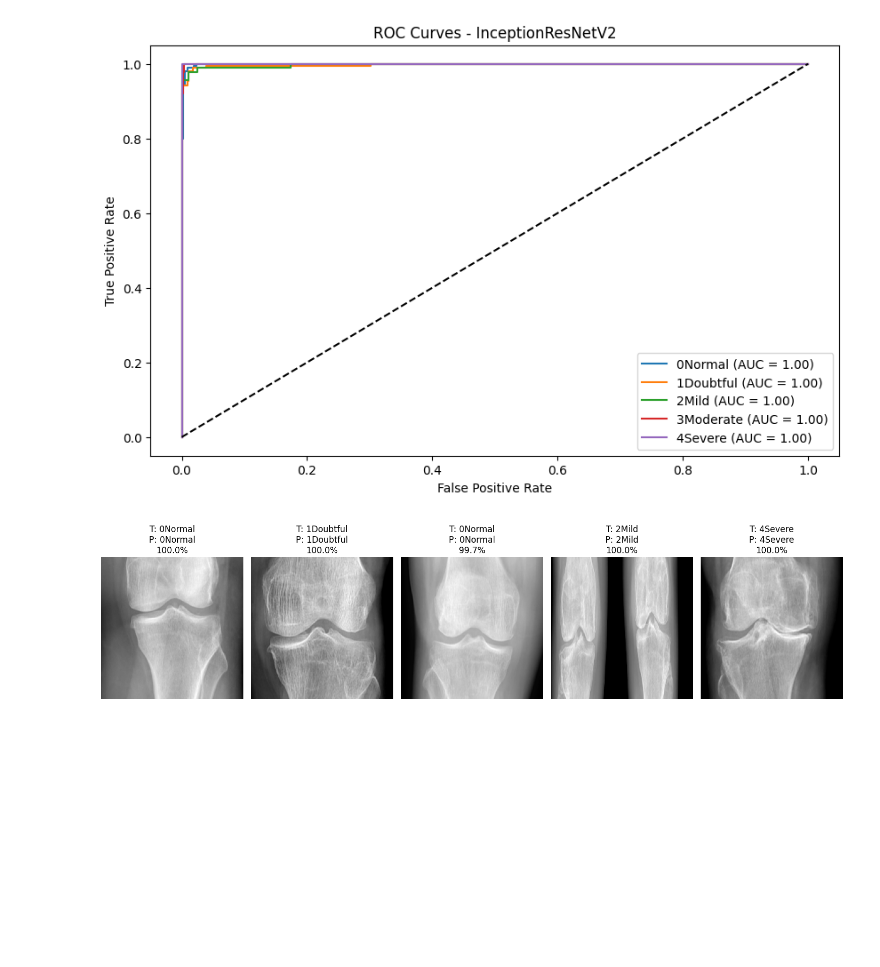
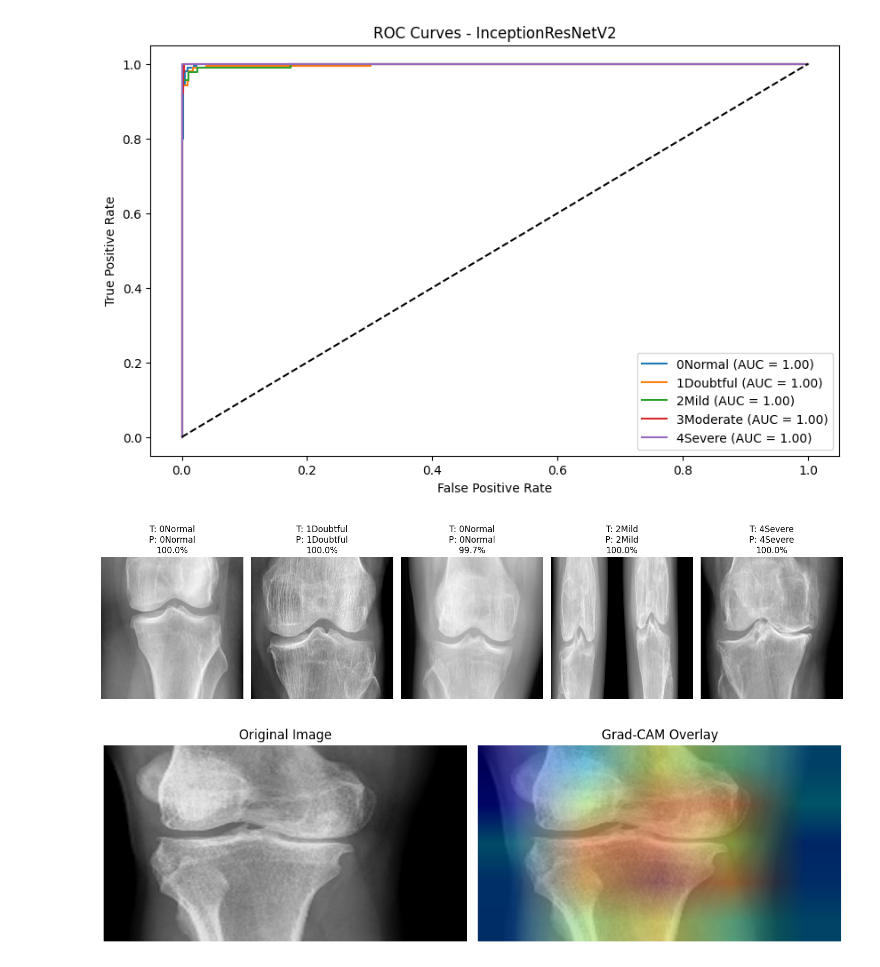
Before and after one commit to Sarvani-5/KneeOA_DL, a Jupyter notebook: InceptionResnetV2.ipynb, the cells around one changed output. Saved outputs shown, nothing was run; the diff lists cells and outputs as text; code cells hidden in the pictures; blank space fills up the shorter version.

```diff
--- a/InceptionResnetV2.ipynb
+++ b/InceptionResnetV2.ipynb
@@ -540,0 +584,83 @@ InceptionResNetV2 Accuracy: 0.9788
+# %%
+import numpy as np
+import tensorflow as tf
+import matplotlib.pyplot as plt
+import cv2
+from tensorflow.keras.models import load_model, Model
+from tensorflow.keras.preprocessing.image import load_img, img_to_array
+from tensorflow.keras.applications.inception_resnet_v2 import preprocess_input
+
+def preprocess_image(image_path, target_size=(224, 224)):
+    img = load_img(image_path, target_size=target_size)
+    img_array = img_to_array(img)
+    img_array = np.expand_dims(img_array, axis=0)
+    img_array = preprocess_input(img_array)
+    return img_array
+
+def make_gradcam_heatmap(img_array, model, last_conv_layer_name, pred_index=None):
+    grad_model = Model(
+        inputs=model.inputs,
+        outputs=[model.get_layer(last_conv_layer_name).output, model.output]
+    )
+    with tf.GradientTape() as tape:
+        conv_output, predictions = grad_model(img_array)
+        if pred_index is None:
+            pred_index = tf.argmax(predictions[0])
+        class_channel = predictions[:, pred_index]
+    grads = tape.gradient(class_channel, conv_output)
+    pooled_grads = tf.reduce_mean(grads, axis=(0, 1, 2))
+    conv_output = conv_output[0]
+    heatmap = conv_output @ pooled_grads[..., tf.newaxis]
+    heatmap = tf.squeeze(heatmap)
+    heatmap = tf.maximum(heatmap, 0) / tf.math.reduce_max(heatmap)
+    return heatmap.numpy()
+
+def save_and_display_gradcam(image_path, heatmap, cam_path="cam.jpg", alpha=0.4):
+    original_img = cv2.imread(image_path)
+    original_img = cv2.cvtColor(original_img, cv2.COLOR_BGR2RGB)
+    heatmap = np.uint8(255 * heatmap)
+    jet = plt.cm.get_cmap("jet")
+    jet_colors = jet(np.arange(256))[:, :3]
+    jet_heatmap = jet_colors[heatmap]
+    jet_heatmap = cv2.resize(jet_heatmap, (original_img.shape[1], original_img.shape[0]))
+    jet_heatmap = np.uint8(255 * jet_heatmap)
+    superimposed_img = cv2.addWeighted(original_img, 1 - alpha, jet_heatmap, alpha, 0)
+    cv2.imwrite(cam_path, cv2.cvtColor(superimposed_img, cv2.COLOR_RGB2BGR))
+    plt.figure(figsize=(10, 5))
+    plt.subplot(1, 2, 1)
+    plt.imshow(original_img)
+    plt.title("Original Image")
+    plt.axis('off')
+    plt.subplot(1, 2, 2)
+    plt.imshow(superimposed_img)
+    plt.title("Grad-CAM Overlay")
+    plt.axis('off')
+    plt.tight_layout()
+    plt.show()
+
+# ---- USAGE ----
+
+# 1. Load model
+model_path = '/content/drive/MyDrive/KneeOA/inception_resnet_best_model.keras'
+model = load_model(model_path)
+
+# 2. Image path (replace with yours)
+image_path = '/content/drive/MyDrive/KneeOA/MedicalExpert-II/4Severe/SevereG4 (4).png'
+
+# 3. Get base model and last conv layer
+base_model = model.get_layer('inception_resnet_v2')
+last_conv_layer_name = 'conv_7b_ac'
+
+# 4. Preprocess and predict
+img_array = preprocess_image(image_path)
+preds = model.predict(img_array, verbose=0)
+predicted_class = np.argmax(preds[0])
+predicted_prob = preds[0][predicted_class]
+
+# 5. Generate and save Grad-CAM
+heatmap = make_gradcam_heatmap(img_array, base_model, last_conv_layer_name, predicted_class)
+save_and_display_gradcam(image_path, heatmap, cam_path="gradcam_result.jpg", alpha=0.4)
+
+print(f"Predicted Class: {predicted_class} | Confidence: {predicted_prob:.2f}")
+# %% [output]
+[figure, added]
```
Also changed, not shown: parts of 3 cells of this notebook.
